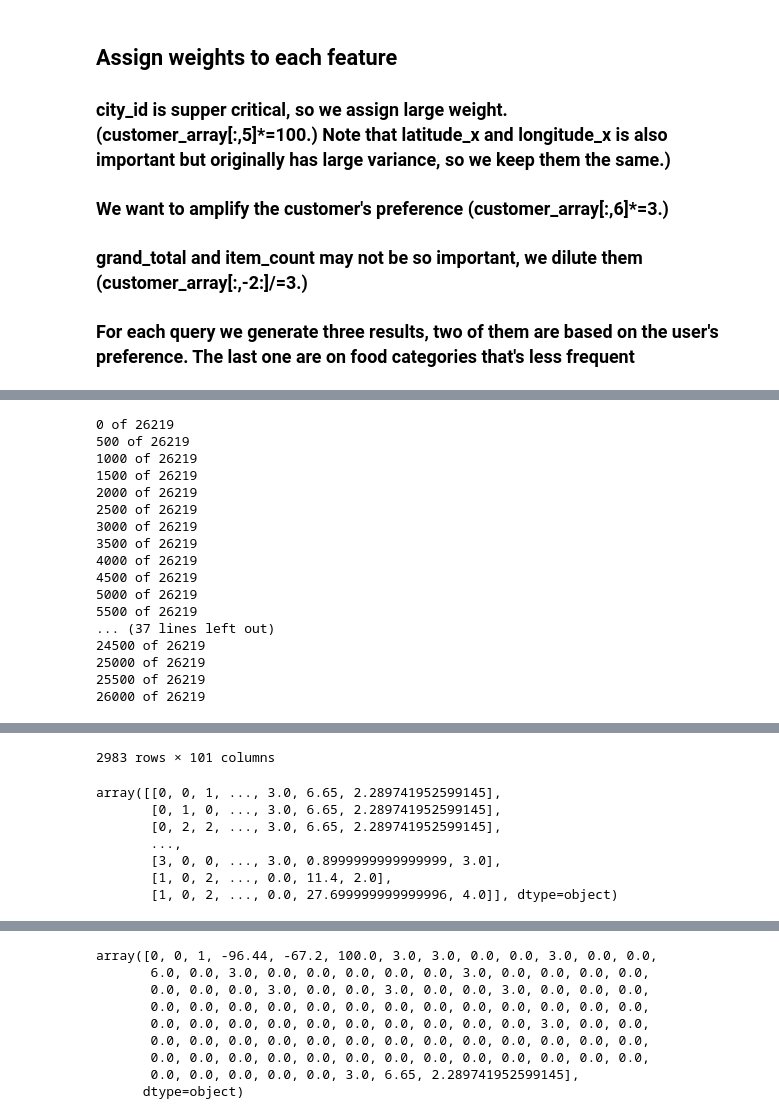
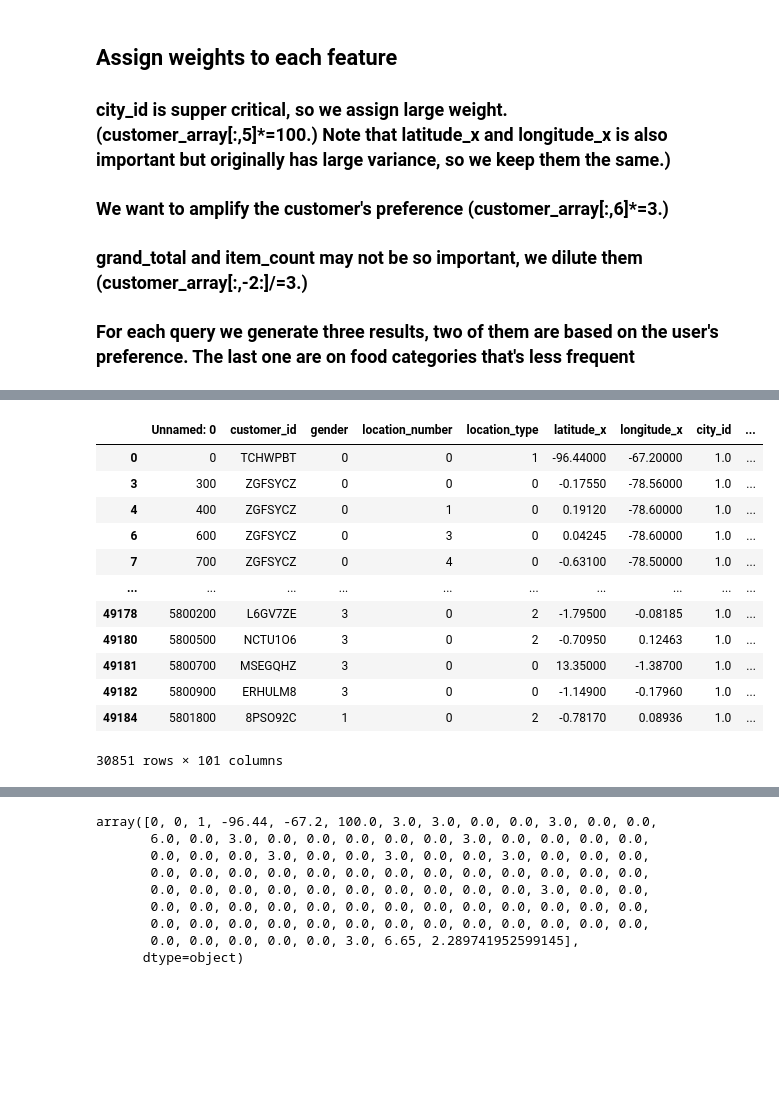
Before and after one commit to YeAnbang/Restaurant_Recommendation_System, a Jupyter notebook: data_preprocessing.ipynb, the cells around one changed output, grey strips where cells are left out. Cells and saved outputs as stored; diff of their text form; code cells hidden in the pictures; blank space fills up the shorter version.

```diff
--- a/data_preprocessing.ipynb
+++ b/data_preprocessing.ipynb
@@ -202,0 +313,10 @@ by_customer_rare
+# %%
+index_to_keep = []
+for i in range(len(by_customer_rare)):
+    if i%500==0:
+        print(i)
+    name = by_customer_rare.iloc[i]['customer_id']
+    loc = by_customer_rare.iloc[i]['LOCATION_NUMBER']
+    ind = customer[(customer['customer_id']==name) & (customer['location_number']==loc)].index.tolist()
+    index_to_keep.extend(ind)
+print(len(index_to_keep))
@@ -203,3 +341,7 @@ by_customer_rare
 # %%
-print('NNUA624' in remove_customer_ids)
+index_to_drop = []
+for i in range(len(customer)):
+    if i not in index_to_keep:
+        index_to_drop.append(i)
+print(len(index_to_drop))
 # %% [output]
@@ -212,27 +365,31 @@ array(['92PEE24', 'QS68UD8', 'MB7VY5F', ..., 'ND4PIJL', '1NRK5HF',
 # %%
-remove_customer_ids = remove_customer_ids.tolist()
+
+'''
+#remove_customer_ids = remove_customer_ids.tolist()
+#remove_customer_loc = remove_customer_loc.tolist()
 customer_rare = customer.copy()
-for idx,name in enumerate(remove_customer_ids):
+for idx,name in enumerate(zip(remove_customer_ids,remove_customer_loc)):
     if idx%500==0:
         print("%d of %d"%(idx,len(remove_customer_ids)))
-    index_names = customer_rare[(customer_rare['customer_id']==name)].index
+    print(name)
+    index_names = customer_rare[(customer_rare['customer_id','location_number']==name)].index
     customer_rare.drop(index_names, inplace = True)
 customer_rare
+'''
+customer_rare = customer.copy()
+customer_rare.drop(index_to_drop, inplace = True)
+customer_rare
 # %% [output]
+|  | Unnamed: 0 | customer_id | gender | location_number | location_type | latitude_x | longitude_x | city_id | ... |
+| 0 | 0 | TCHWPBT | 0 | 0 | 1 | -96.44000 | -67.20000 | 1.0 | ... |
+| 3 | 300 | ZGFSYCZ | 0 | 0 | 0 | -0.17550 | -78.56000 | 1.0 | ... |
+| 4 | 400 | ZGFSYCZ | 0 | 1 | 0 | 0.19120 | -78.60000 | 1.0 | ... |
+| 6 | 600 | ZGFSYCZ | 0 | 3 | 0 | 0.04245 | -78.60000 | 1.0 | ... |
+| 7 | 700 | ZGFSYCZ | 0 | 4 | 0 | -0.63100 | -78.50000 | 1.0 | ... |
+| ... | ... | ... | ... | ... | ... | ... | ... | ... | ... |
+| 49178 | 5800200 | L6GV7ZE | 3 | 0 | 2 | -1.79500 | -0.08185 | 1.0 | ... |
+| 49180 | 5800500 | NCTU1O6 | 3 | 0 | 2 | -0.70950 | 0.12463 | 1.0 | ... |
+| 49181 | 5800700 | MSEGQHZ | 3 | 0 | 0 | 13.35000 | -1.38700 | 1.0 | ... |
+| 49182 | 5800900 | ERHULM8 | 3 | 0 | 0 | -1.14900 | -0.17960 | 1.0 | ... |
+| 49184 | 5801800 | 8PSO92C | 1 | 0 | 2 | -0.78170 | 0.08936 | 1.0 | ... |
-0 of 26219
-500 of 26219
-1000 of 26219
-1500 of 26219
-2000 of 26219
-2500 of 26219
-3000 of 26219
-3500 of 26219
-4000 of 26219
-4500 of 26219
-5000 of 26219
-5500 of 26219
-... (37 lines left out)
-24500 of 26219
-25000 of 26219
-25500 of 26219
-26000 of 26219
+30851 rows × 101 columns
@@ -251,11 +395,0 @@ customer_rare
-2983 rows × 101 columns
-# %%
-customer_array
-# %% [output]
-array([[0, 0, 1, ..., 3.0, 6.65, 2.289741952599145],
-       [0, 1, 0, ..., 3.0, 6.65, 2.289741952599145],
-       [0, 2, 2, ..., 3.0, 6.65, 2.289741952599145],
-       ...,
-       [3, 0, 0, ..., 3.0, 0.8999999999999999, 3.0],
-       [1, 0, 2, ..., 0.0, 11.4, 2.0],
-       [1, 0, 2, ..., 0.0, 27.699999999999996, 4.0]], dtype=object)
```
Also changed, not shown: parts of 20 cells of this notebook, 10 other files.
